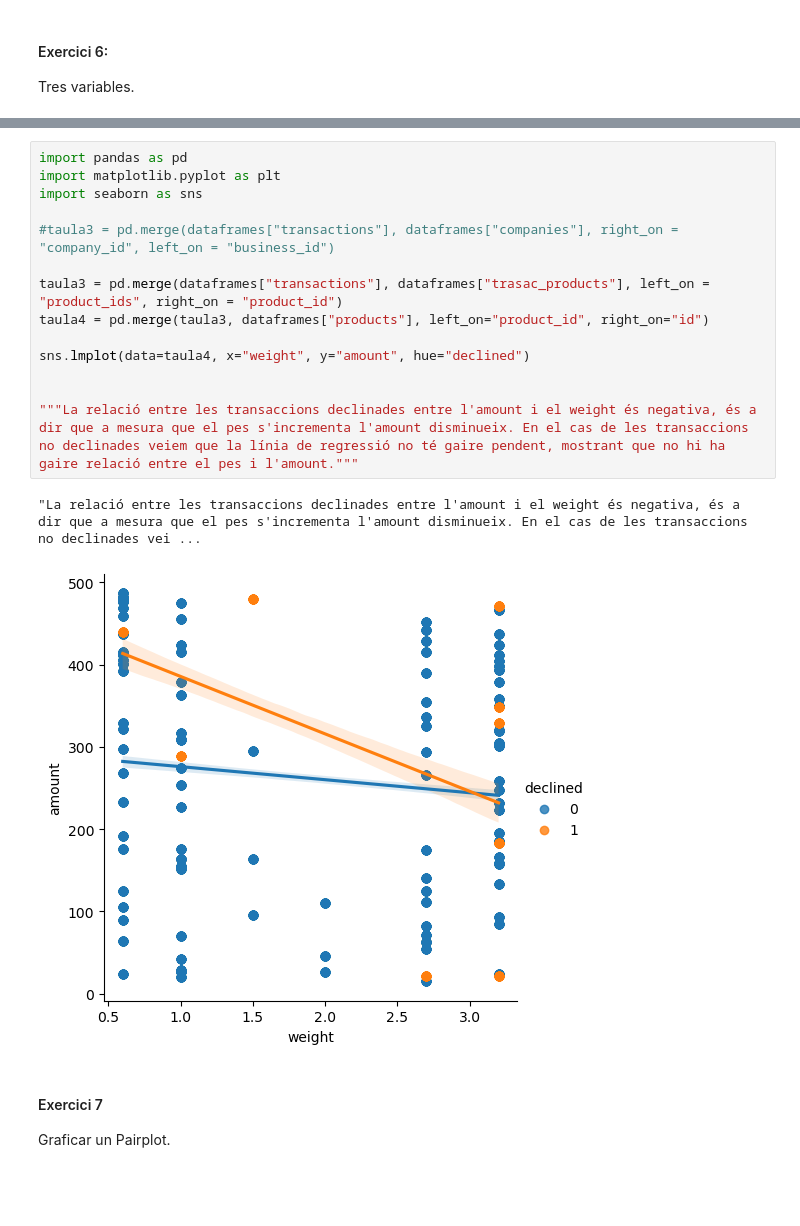
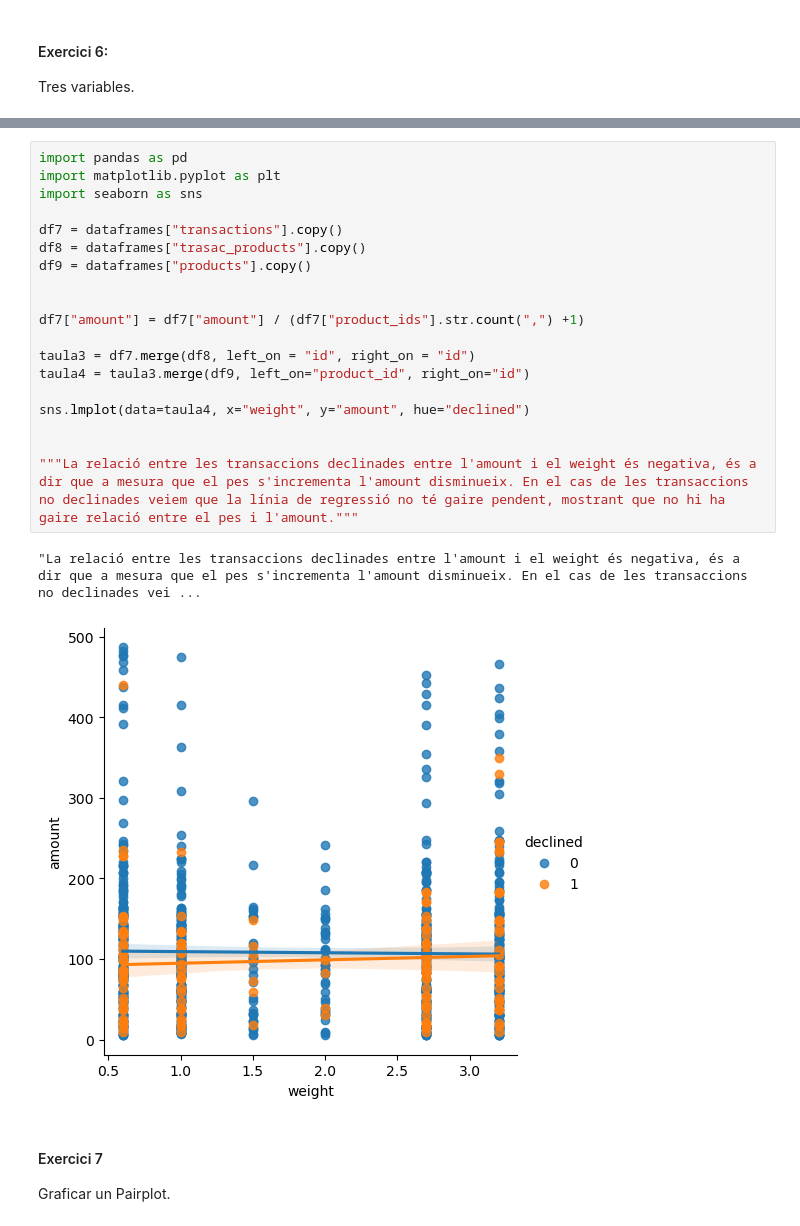
Before and after one commit to aleix-gb/Aleix-Gabarro-sprints, a Jupyter notebook: Sprint 8/Sprint 8.01.ipynb, the cells around one changed output, grey strips where cells are left out. Saved outputs shown, nothing was run; the diff lists cells and outputs as text; blank space fills up the shorter version.

```diff
--- a/Sprint 8/Sprint 8.01.ipynb
+++ b/Sprint 8/Sprint 8.01.ipynb
@@ -207,20 +220,25 @@ Tres variables.
 # %%
 import pandas as pd
 import matplotlib.pyplot as plt
 import seaborn as sns
 
-#taula3 = pd.merge(dataframes["transactions"], dataframes["companies"], right_on = "company_id", left_on = "business_id")
+df7 = dataframes["transactions"].copy()
+df8 = dataframes["trasac_products"].copy()
+df9 = dataframes["products"].copy()
 
-taula3 = pd.merge(dataframes["transactions"], dataframes["trasac_products"], left_on = "product_ids", right_on = "product_id")
-taula4 = pd.merge(taula3, dataframes["products"], left_on="product_id", right_on="id")
+
+df7["amount"] = df7["amount"] / (df7["product_ids"].str.count(",") +1)
+
+taula3 = df7.merge(df8, left_on = "id", right_on = "id")
+taula4 = taula3.merge(df9, left_on="product_id", right_on="id")
 
 sns.lmplot(data=taula4, x="weight", y="amount", hue="declined")
 
 
 """La relació entre les transaccions declinades entre l'amount i el weight és negativa, és a dir que a mesura que el pes s'incrementa l'amount disminueix. En el cas de les transaccions no declinades veiem que la línia de regressió no té gaire pendent, mostrant que no hi ha gaire relació entre el pes i l'amount."""
 # %% [output]
 "La relació entre les transaccions declinades entre l'amount i el weight és negativa, és a dir que a mesura que el pes s'incrementa l'amount disminueix. En el cas de les transaccions no declinades vei ...
-[figure, old version]
+[figure, new version]
 # %% [markdown]
 #### Exercici 7
 Graficar un Pairplot.
```
Also changed, not shown: parts of 9 cells of this notebook, 1 other file.
